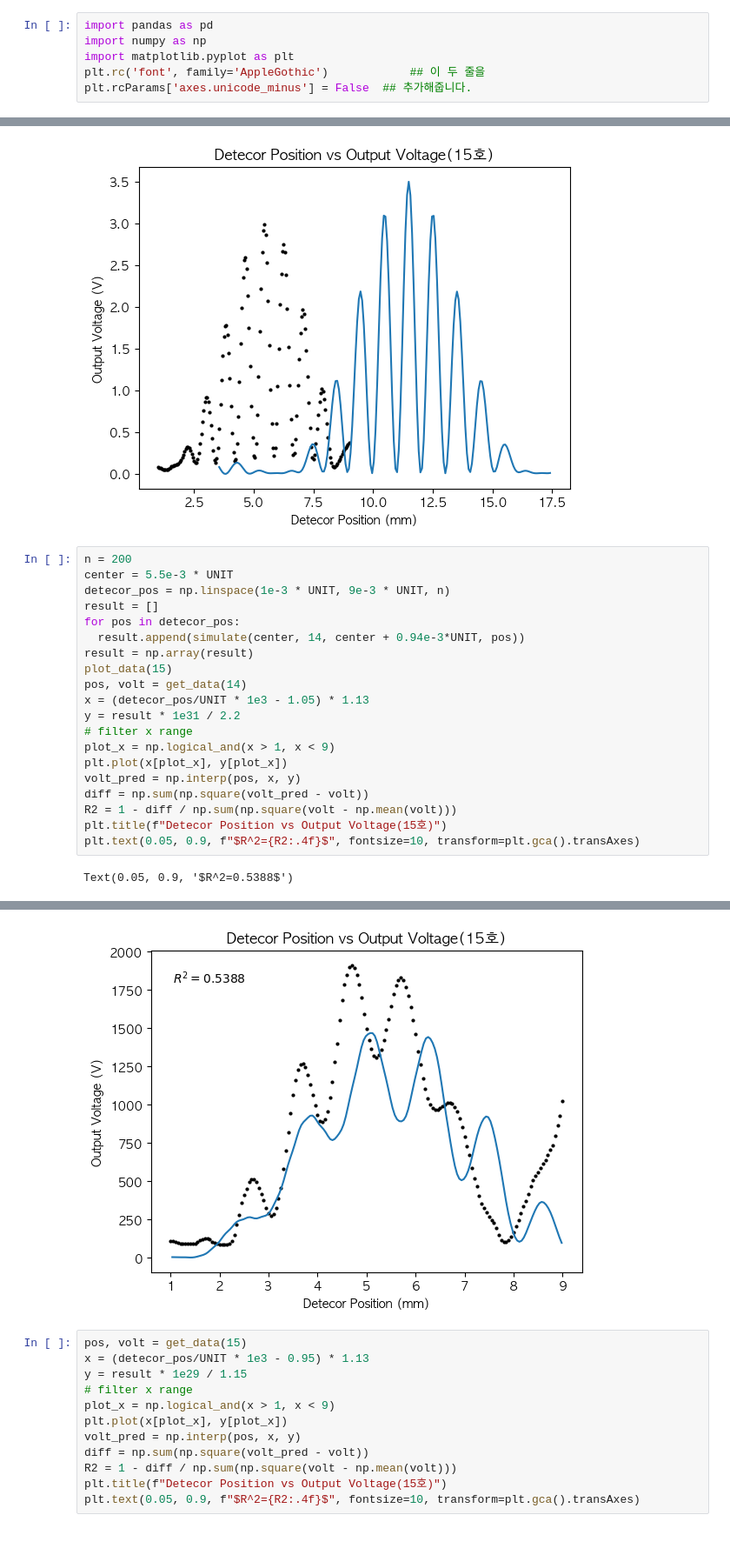
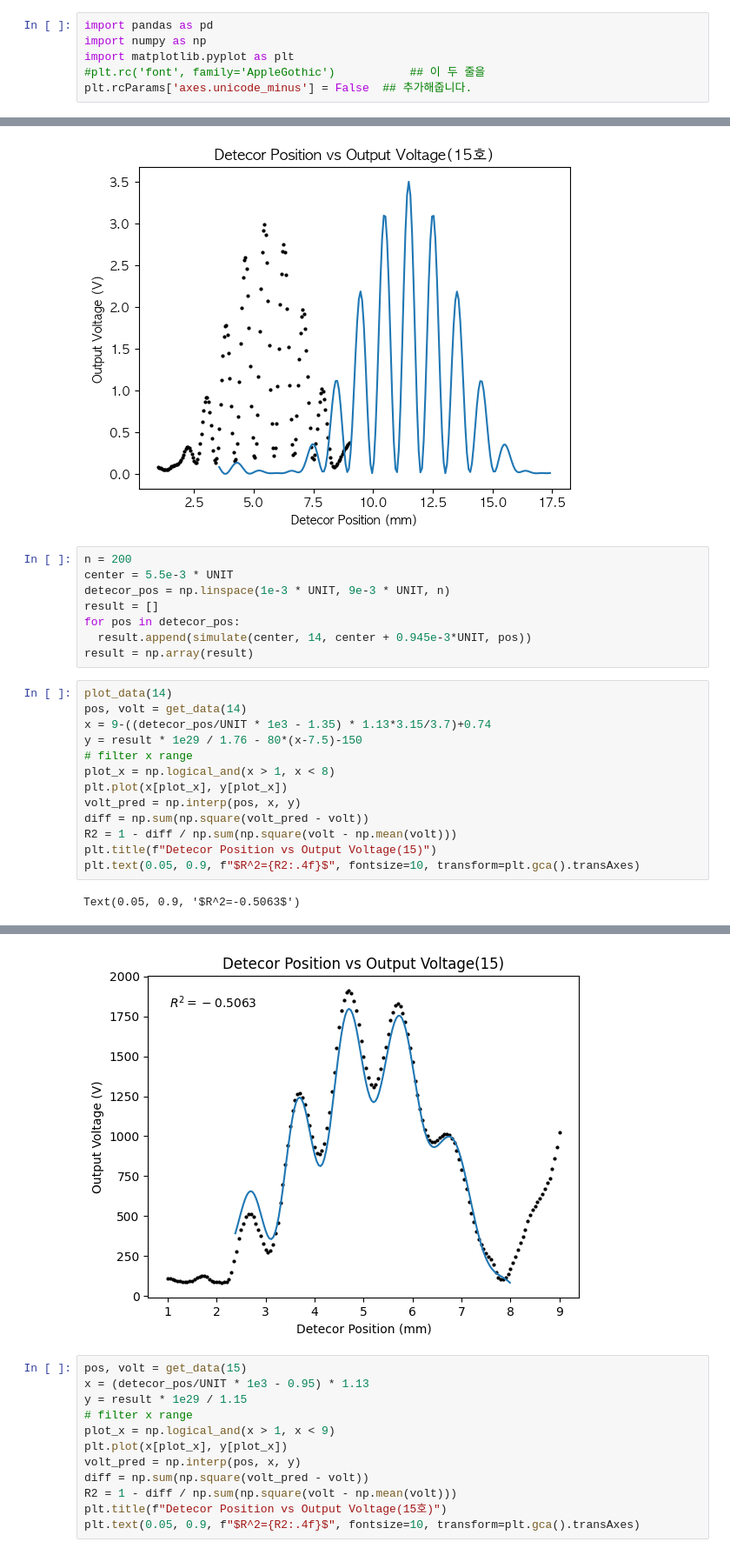
Before and after one commit to IntermidiatePhysicsExperiment/Single-Photon-Interference, a Jupyter notebook: EDA/B-1.ipynb, the cells around one changed output, grey strips where cells are left out. Shown at 87% size. Drawn from its saved outputs; the diff is of its cells as text.

```diff
--- a/EDA/B-1.ipynb
+++ b/EDA/B-1.ipynb
@@ -2,7 +2,7 @@
 import pandas as pd
 import numpy as np
 import matplotlib.pyplot as plt
-plt.rc('font', family='AppleGothic') 			## 이 두 줄을
+#plt.rc('font', family='AppleGothic') 			## 이 두 줄을
 plt.rcParams['axes.unicode_minus'] = False  ## 추가해줍니다.
 # %%
 path = "../LASER/B-3/"
@@ -136,25 +170,26 @@ with th.no_grad():
   plot_data(15)
 # %% [output]
 [figure]
+# %%
+n = 200
+center = 5.5e-3 * UNIT
+detecor_pos = np.linspace(1e-3 * UNIT, 9e-3 * UNIT, n)
+result = []
+for pos in detecor_pos:
+  result.append(simulate(center, 14, center + 0.945e-3*UNIT, pos))
+result = np.array(result)
 # %%
-n = 200
-center = 5.5e-3 * UNIT
-detecor_pos = np.linspace(1e-3 * UNIT, 9e-3 * UNIT, n)
-result = []
-for pos in detecor_pos:
-  result.append(simulate(center, 14, center + 0.94e-3*UNIT, pos))
-result = np.array(result)
-plot_data(15)
+plot_data(14)
 pos, volt = get_data(14)
-x = (detecor_pos/UNIT * 1e3 - 1.05) * 1.13
-y = result * 1e31 / 2.2
+x = 9-((detecor_pos/UNIT * 1e3 - 1.35) * 1.13*3.15/3.7)+0.74
+y = result * 1e29 / 1.76 - 80*(x-7.5)-150
 # filter x range
-plot_x = np.logical_and(x > 1, x < 9)
+plot_x = np.logical_and(x > 1, x < 8)
 plt.plot(x[plot_x], y[plot_x])
 volt_pred = np.interp(pos, x, y)
 diff = np.sum(np.square(volt_pred - volt))
 R2 = 1 - diff / np.sum(np.square(volt - np.mean(volt)))
-plt.title(f"Detecor Position vs Output Voltage(15호)")
+plt.title(f"Detecor Position vs Output Voltage(15)")
 plt.text(0.05, 0.9, f"$R^2={R2:.4f}$", fontsize=10, transform=plt.gca().transAxes)
 # %% [output]
-Text(0.05, 0.9, '$R^2=0.5388$')
+Text(0.05, 0.9, '$R^2=-0.5063$')
@@ -161,4 +213,4 @@ Text(0.05, 0.9, '$R^2=0.5388$')
-[figure, old version]
+[figure, new version]
 # %%
 pos, volt = get_data(15)
 x = (detecor_pos/UNIT * 1e3 - 0.95) * 1.13
```
Also changed, not shown: parts of 7 cells of this notebook.
